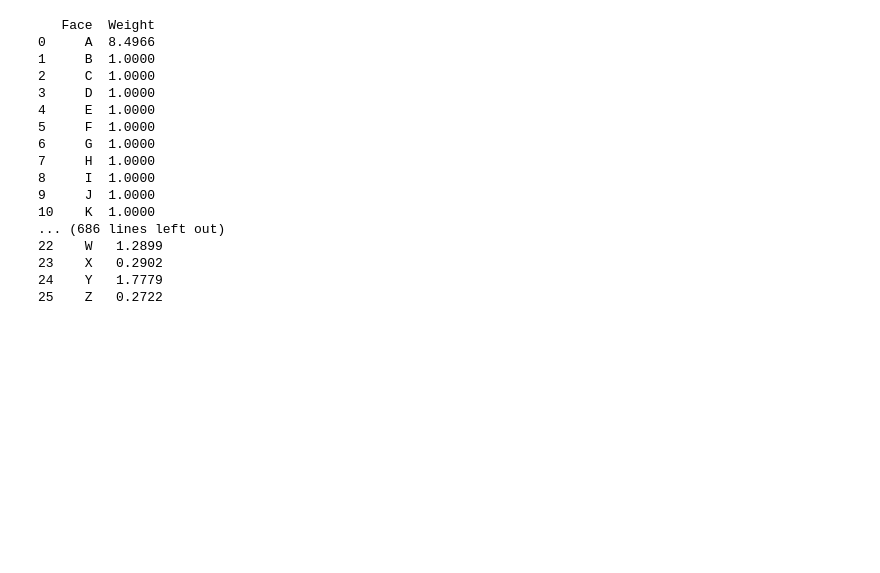
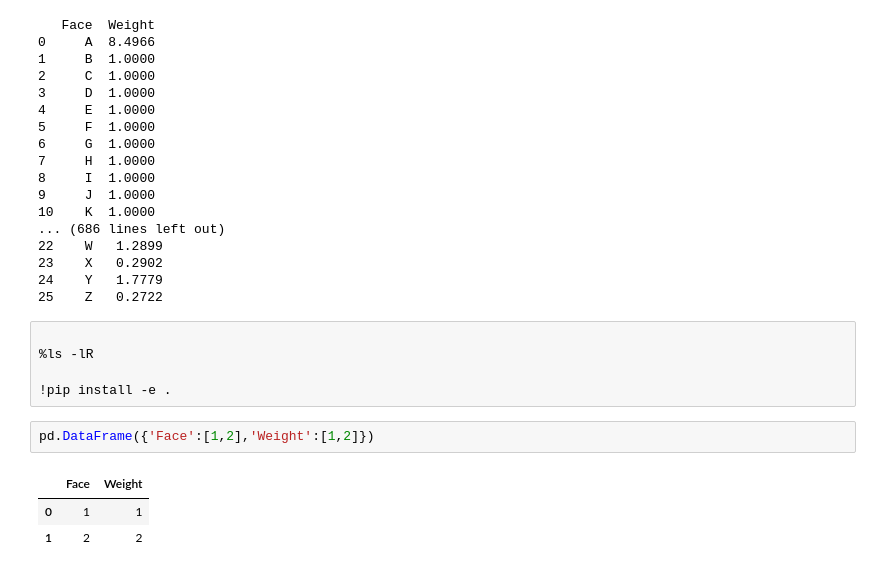
Before and after one commit to ballard11/DS5100-2022-08-O, a Jupyter notebook: final-project-info/MonteCarlo-Main.ipynb, the cells around one changed output. Cells and saved outputs as stored; diff of their text form; blank space fills up the shorter version.

```diff
--- a/final-project-info/MonteCarlo-Main.ipynb
+++ b/final-project-info/MonteCarlo-Main.ipynb
@@ -492,3 +447,14 @@ Alpha_die.change_weight("Z", 0.2722)
 23    X   0.2902
 24    Y   1.7779
 25    Z   0.2722
+# %%
+
+%ls -lR
+
+!pip install -e .
+# %%
+pd.DataFrame({'Face':[1,2],'Weight':[1,2]})
+# %% [output]
+|  | Face | Weight |
+| 0 | 1 | 1 |
+| 1 | 2 | 2 |
```
Also changed, not shown: parts of 7 cells of this notebook, 1 other file.
